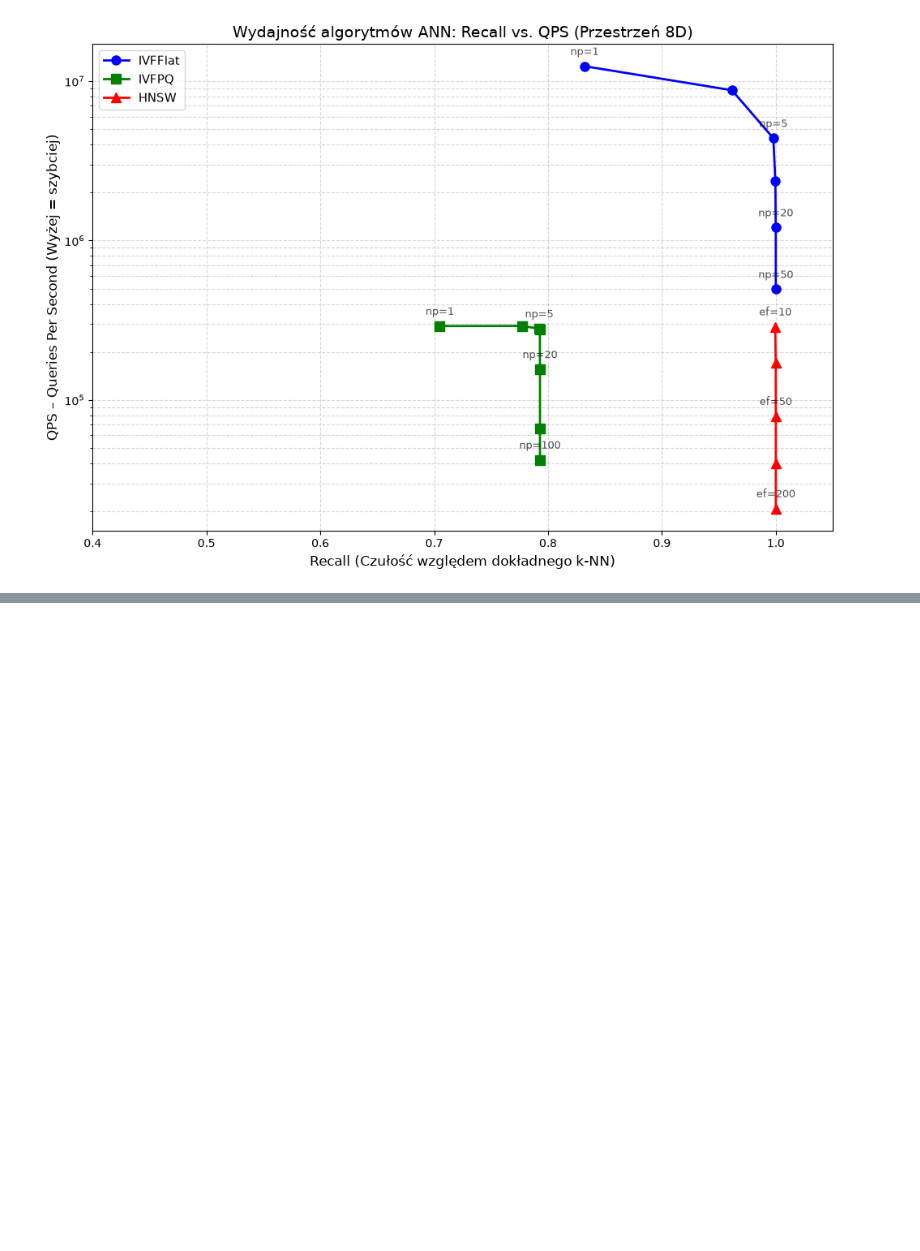
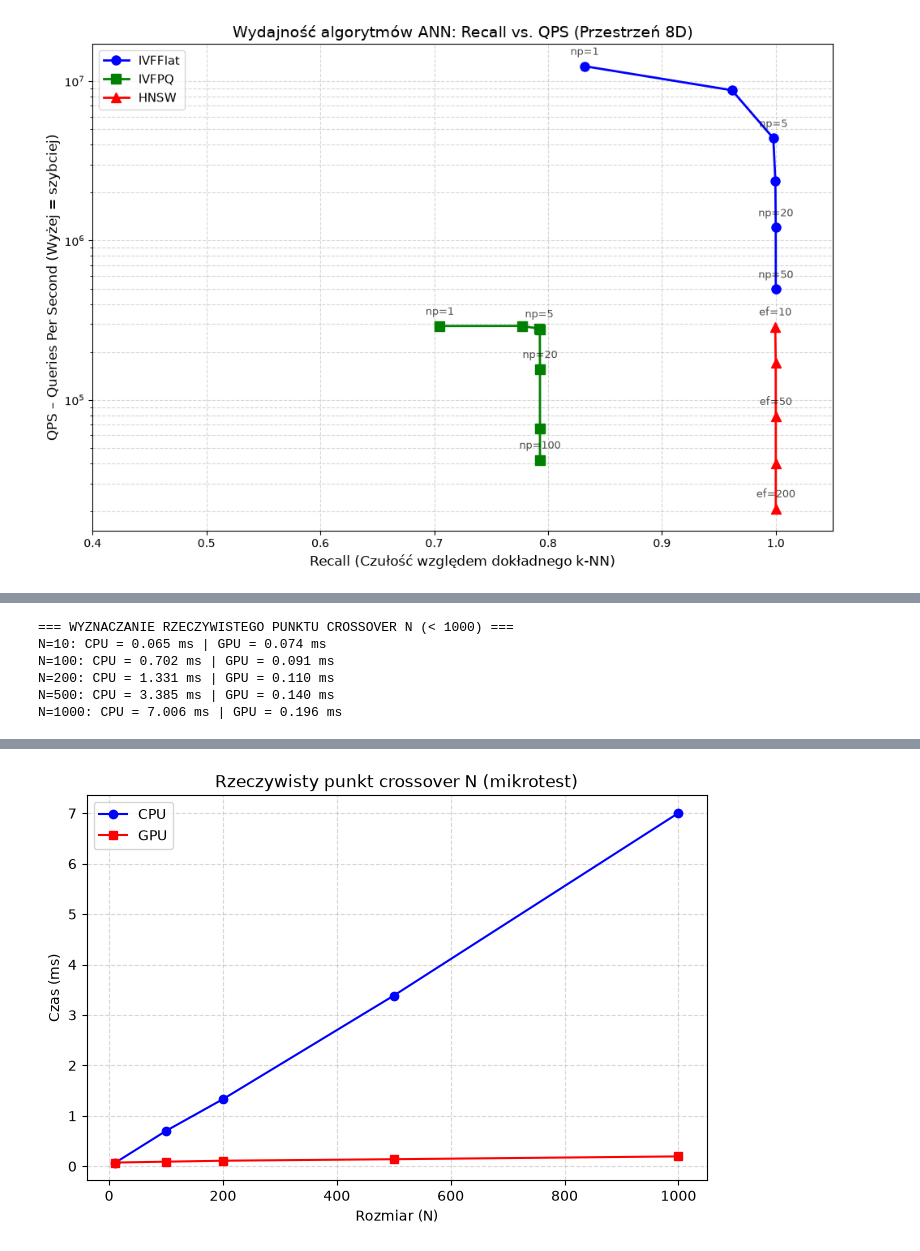
Before and after one commit to orzel320/fastParticleTrackingNNS, a Jupyter notebook: notebooks/ann_experiment.ipynb, the cells around one changed output, grey strips where cells are left out. Saved outputs shown, nothing was run; the diff lists cells and outputs as text; code cells hidden in the pictures; blank space fills up the shorter version.

```diff
--- a/notebooks/ann_experiment.ipynb
+++ b/notebooks/ann_experiment.ipynb
@@ -170,0 +303,69 @@ plt.show()
+# %%
+import time
+import gc
+import numpy as np
+import matplotlib.pyplot as plt
+from hep_tracking.ann_models import FaissIVFFlat
+
+# Wczytanie tylko zbioru danych 1k
+filename = data_dir / f"dataset_hard_1k.npz"
+loaded_data = np.load(filename)
+features_5d = loaded_data["X"]
+features_8d = np.pad(features_5d, ((0, 0), (0, 3)), mode='constant')
+features_full = np.ascontiguousarray(features_8d, dtype=np.float32)
+
+micro_sizes = [10, 100, 200, 500, 1000]
+cpu_micro = []
+gpu_micro = []
+
+print("=== WYZNACZANIE RZECZYWISTEGO PUNKTU CROSSOVER N (< 1000) ===")
+
+for size in micro_sizes:
+    # Wybór odpowiedniego fragmentu danych
+    features = features_full[:size]
+    nlist = min(100, int(np.sqrt(features.shape[0])))
+
+    # --- CPU ---
+    model_cpu = FaissIVFFlat(nlist=nlist, nprobe=5, use_gpu=False)
+    model_cpu.build(features)
+    best_cpu = float('inf')
+    for _ in range(5):
+        start = time.perf_counter()
+        model_cpu.query(features, k_neighbors)
+        best_cpu = min(best_cpu, time.perf_counter() - start)
+    cpu_micro.append(best_cpu * 1000)  # czas w ms
+    del model_cpu
+
+    # --- GPU ---
+    model_gpu = FaissIVFFlat(nlist=nlist, nprobe=5, use_gpu=True)
+    model_gpu.build(features)
+
+    # Rozgrzanie GPU (warm-up)
+    model_gpu.query(features[:10], k_neighbors)
+
+    best_gpu = float('inf')
+    for _ in range(5):
+        start = time.perf_counter()
+        model_gpu.query(features, k_neighbors)
+        best_gpu = min(best_gpu, time.perf_counter() - start)
+    gpu_micro.append(best_gpu * 1000)  # czas w ms
+    del model_gpu
+
+    print(f"N={size}: CPU = {best_cpu*1000:.3f} ms | GPU = {best_gpu*1000:.3f} ms")
+
+plt.figure(figsize=(8, 5))
+plt.plot(micro_sizes, cpu_micro, marker='o', color='blue', label='CPU')
+plt.plot(micro_sizes, gpu_micro, marker='s', color='red', label='GPU')
+plt.xlabel("Rozmiar (N)")
+plt.ylabel("Czas (ms)")
+plt.title("Rzeczywisty punkt crossover N (mikrotest)")
+plt.grid(True, ls="--", alpha=0.5)
+plt.legend()
+plt.show()
+# %% [output]
+=== WYZNACZANIE RZECZYWISTEGO PUNKTU CROSSOVER N (< 1000) ===
+N=10: CPU = 0.065 ms | GPU = 0.074 ms
+N=100: CPU = 0.702 ms | GPU = 0.091 ms
+N=200: CPU = 1.331 ms | GPU = 0.110 ms
+N=500: CPU = 3.385 ms | GPU = 0.140 ms
+N=1000: CPU = 7.006 ms | GPU = 0.196 ms
@@ -170,0 +382 @@ plt.show()
+[figure, added]
```
Also changed, not shown: parts of 2 cells of this notebook.
